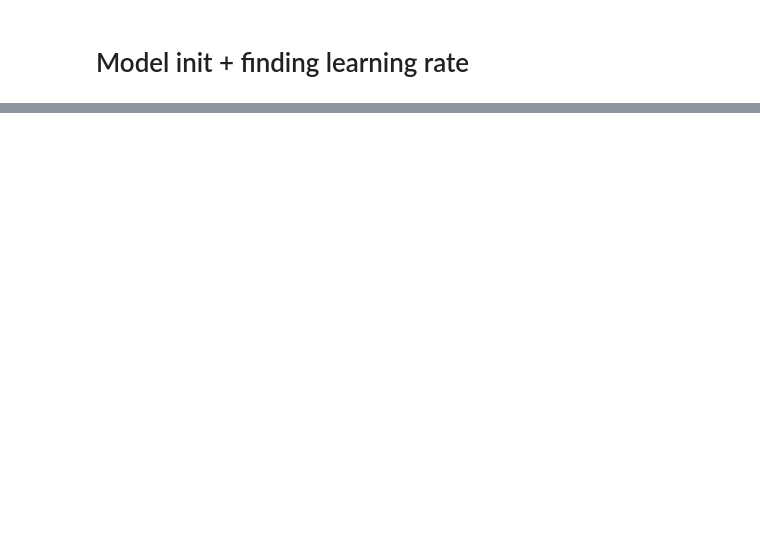
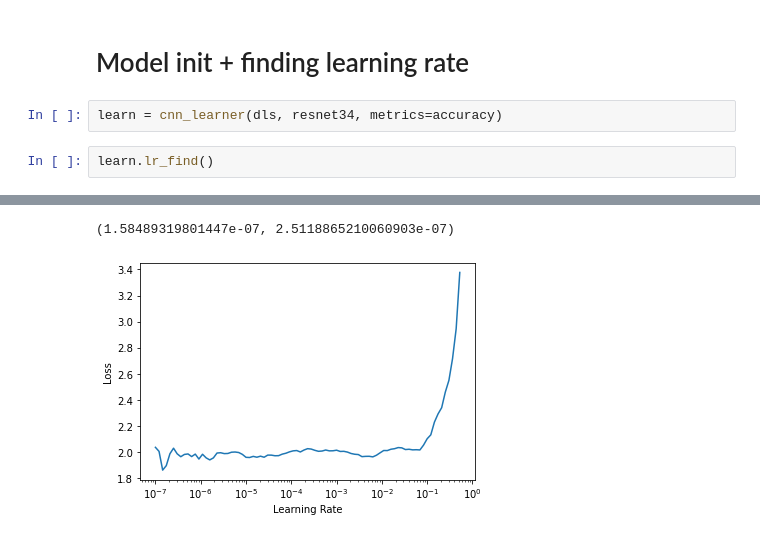
Before and after one commit to omlnaut/gaze_control, a Jupyter notebook: notebooks/05_easy_model_train.ipynb, the cells around one changed output, grey strips where cells are left out. Drawn from its saved outputs; the diff is of its cells as text; blank space fills up the shorter version.

```diff
--- a/notebooks/05_easy_model_train.ipynb
+++ b/notebooks/05_easy_model_train.ipynb
@@ -33,2 +42,7 @@ dls.show_batch()
 # %% [markdown]
 # Model init + finding learning rate
+# %%
+learn = cnn_learner(dls, resnet34, metrics=accuracy)
+# %%
+learn.lr_find()
+# %% [output]
@@ -34,0 +50,2 @@ dls.show_batch()
+(1.58489319801447e-07, 2.5118865210060903e-07)
+[figure, added]
```
Also changed, not shown: parts of 17 cells of this notebook, 7 other files.
